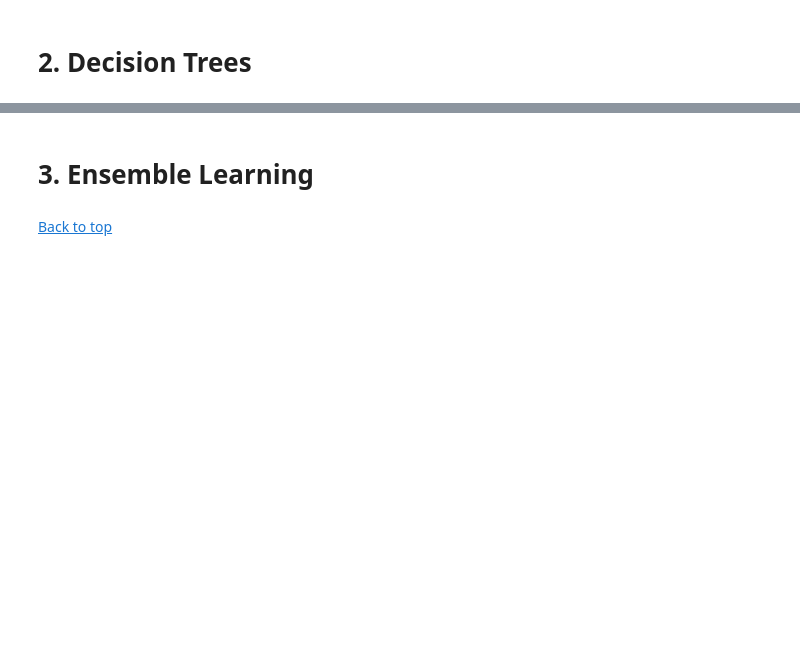
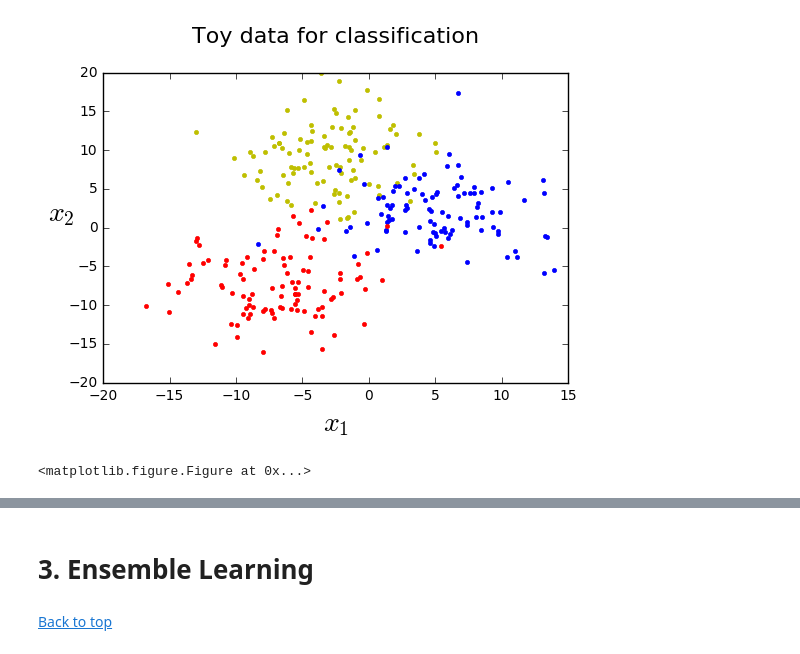
Before and after one commit to luisvalesilva/random_forests, a Jupyter notebook: random_forests.ipynb, the cells around one changed output, grey strips where cells are left out. Cells and saved outputs as stored; diff of their text form; code cells hidden in the pictures; blank space fills up the shorter version.

Commit message:
Working on Decision Trees

```diff
--- a/random_forests.ipynb
+++ b/random_forests.ipynb
@@ -25,3 +27,21 @@ Ensemble Learning methods work best when the models are as diverse as possible,
-# %% [markdown]
-<a id='trees'></a>
-# 2. Decision Trees
+# %%
+%matplotlib inline
+import matplotlib.pyplot as plt
+
+from sklearn.datasets import make_blobs
+X, y = make_blobs(n_samples=300, n_features=2, centers=3,
+                  cluster_std=4, random_state=42)
+
+plt.plot(X[:, 0][y==0], X[:, 1][y==0], "yo", marker='.')
+plt.plot(X[:, 0][y==1], X[:, 1][y==1], "bs", marker='.')
+plt.plot(X[:, 0][y==2], X[:, 1][y==2], "rd", marker='.')
+plt.xlabel(r"$x_1$", fontsize=20)
+plt.ylabel(r"$x_2$", fontsize=20, rotation=0)
+plt.title("Toy data for classification\n", fontsize=16)
+
+plt.figure(figsize=(4, 3))
+
+plt.show()
+# %% [output]
+[figure, added]
+<matplotlib.figure.Figure at 0x...>
```
Also changed, not shown: parts of 8 cells of this notebook.
